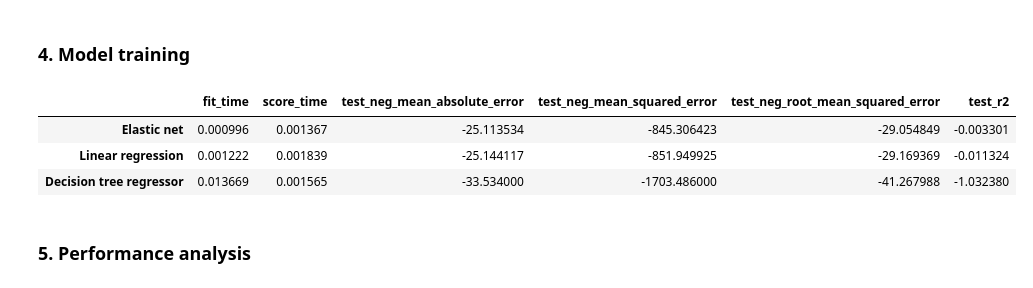
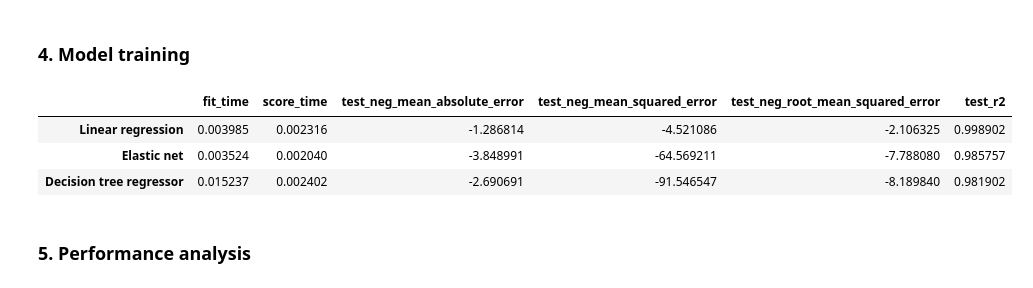
Before and after one commit to jewbe22/eecs3401-group2-groupProject, a Jupyter notebook: src/CO2_emission.ipynb, the cells around one changed output. Saved outputs shown, nothing was run; the diff lists cells and outputs as text; code cells hidden in the pictures.

```diff
--- a/src/CO2_emission.ipynb
+++ b/src/CO2_emission.ipynb
@@ -169,26 +211,12 @@ from sklearn.linear_model import ElasticNet
 from sklearn.model_selection import GridSearchCV, cross_validate, cross_val_score
 
 RANDOM_STATE = 42
-# %%
-# todo
-
-## mocking dataset, to be deleted.
-column = []
-for i in range(13):
-    column.append("x_" + str(i))
-column.append("target")
-
-X_train = np.random.rand(1000,13)
-X_test = np.random.rand(200, 13)
-y_train = np.random.randint(low=1, high=100, size=(1000,1))
-y_test = np.random.randint(low=1, high=100, size=(200,1))
-## mocking ends
 # %%
 linear_model = LinearRegression()
 linear_params = {
+    'fit_intercept':[True, False],
     'copy_X':[True],
-    'n_jobs':[None, 1, 2, 5, 10],
-    'positive':[True, False]
+    'n_jobs':[None, 1, 2, 5, 10]
 }
 # %%
 tree_model = DecisionTreeRegressor()
@@ -200,9 +228,9 @@ tree_params = {
 # %%
 elastic_model = ElasticNet()
 elastic_params = {
-    'alpha':[0.5, 1, 1.5],
-    'l1_ratio':[0.3, 0.4, 0.5, 0.6, 0.7],
-    'max_iter':[2000, 4000, 8000],
+    'alpha':[0.1, 0.3, 0.5, 1, 1.5],
+    'l1_ratio':[0.3, 0.4, 0.5, 0.6, 0.7, 0.8, 0.9],
+    'max_iter':[ 500, 1000, 2000, 4000],
     'copy_X':[True],
     'positive':[True, False],
     'random_state':[RANDOM_STATE]
@@ -210,20 +238,26 @@ elastic_params = {
 # %%
 
 scoring_methods = ['neg_mean_absolute_error', 'neg_mean_squared_error','neg_root_mean_squared_error', 'r2']
+K_FOLD = 3
+SCORING_WITH = 'neg_mean_squared_error'
 
-linear_best = GridSearchCV(linear_model, linear_params, scoring=scoring_methods, refit='neg_root_mean_squared_error', cv=5)
-tree_best = GridSearchCV(tree_model, tree_params, scoring=scoring_methods, refit='neg_root_mean_squared_error', cv=5)
-elastic_best = GridSearchCV(elastic_model, elastic_params, scoring=scoring_methods, refit='neg_root_mean_squared_error', cv=5)
+linear_best = GridSearchCV(linear_model, linear_params, scoring=scoring_methods, refit=SCORING_WITH, cv=K_FOLD)
+tree_best = GridSearchCV(tree_model, tree_params, scoring=scoring_methods, refit=SCORING_WITH, cv=K_FOLD)
+elastic_best = GridSearchCV(elastic_model, elastic_params, scoring=scoring_methods, refit=SCORING_WITH, cv=K_FOLD)
+
+
 models = [('Linear regression',linear_best),
           ('Decision tree regressor',tree_best),
           ('Elastic net',elastic_best)]
+
 cv_result = {}
 temp = []
 for (name, model) in models:
     model.fit(X_train, y_train)
-    cv_result[name] = pd.DataFrame(cross_validate(model.best_estimator_, X_train, y_train, scoring=scoring_methods ,cv=5))
+    cv_result[name] = pd.DataFrame(cross_validate(model.best_estimator_, X_train, y_train, scoring=scoring_methods ,cv=K_FOLD))
     temp.append((name, model.best_estimator_))
 
+# models becomes the list of algorithms with their best parameter set
 models = temp
 # %%
 stat_columns = cv_result[models[0][0]].mean().index
@@ -237,12 +270,14 @@ for model in model_names:
 statistic.index = model_names
 # %%
-statistic.sort_values(by='test_neg_root_mean_squared_error', inplace=True, ascending=False)
+# neg_mean_squared_error is used since it has a property such that the model is intuitively better when the score is greater
+# unlike mean_squared_error
+statistic.sort_values(by='test_' + SCORING_WITH, inplace=True, ascending=False)
 statistic
 # %% [output]
 |  | fit_time | score_time | test_neg_mean_absolute_error | test_neg_mean_squared_error | test_neg_root_mean_squared_error | test_r2 |
-| Elastic net | 0.000996 | 0.001367 | -25.113534 | -845.306423 | -29.054849 | -0.003301 |
-| Linear regression | 0.001222 | 0.001839 | -25.144117 | -851.949925 | -29.169369 | -0.011324 |
-| Decision tree regressor | 0.013669 | 0.001565 | -33.534000 | -1703.486000 | -41.267988 | -1.032380 |
+| Linear regression | 0.003985 | 0.002316 | -1.286814 | -4.521086 | -2.106325 | 0.998902 |
+| Elastic net | 0.003524 | 0.002040 | -3.848991 | -64.569211 | -7.788080 | 0.985757 |
+| Decision tree regressor | 0.015237 | 0.002402 | -2.690691 | -91.546547 | -8.189840 | 0.981902 |
 # %% [markdown]
 ### 5. Performance analysis ###
 # %%
```
Also changed, not shown: parts of 23 cells of this notebook.
